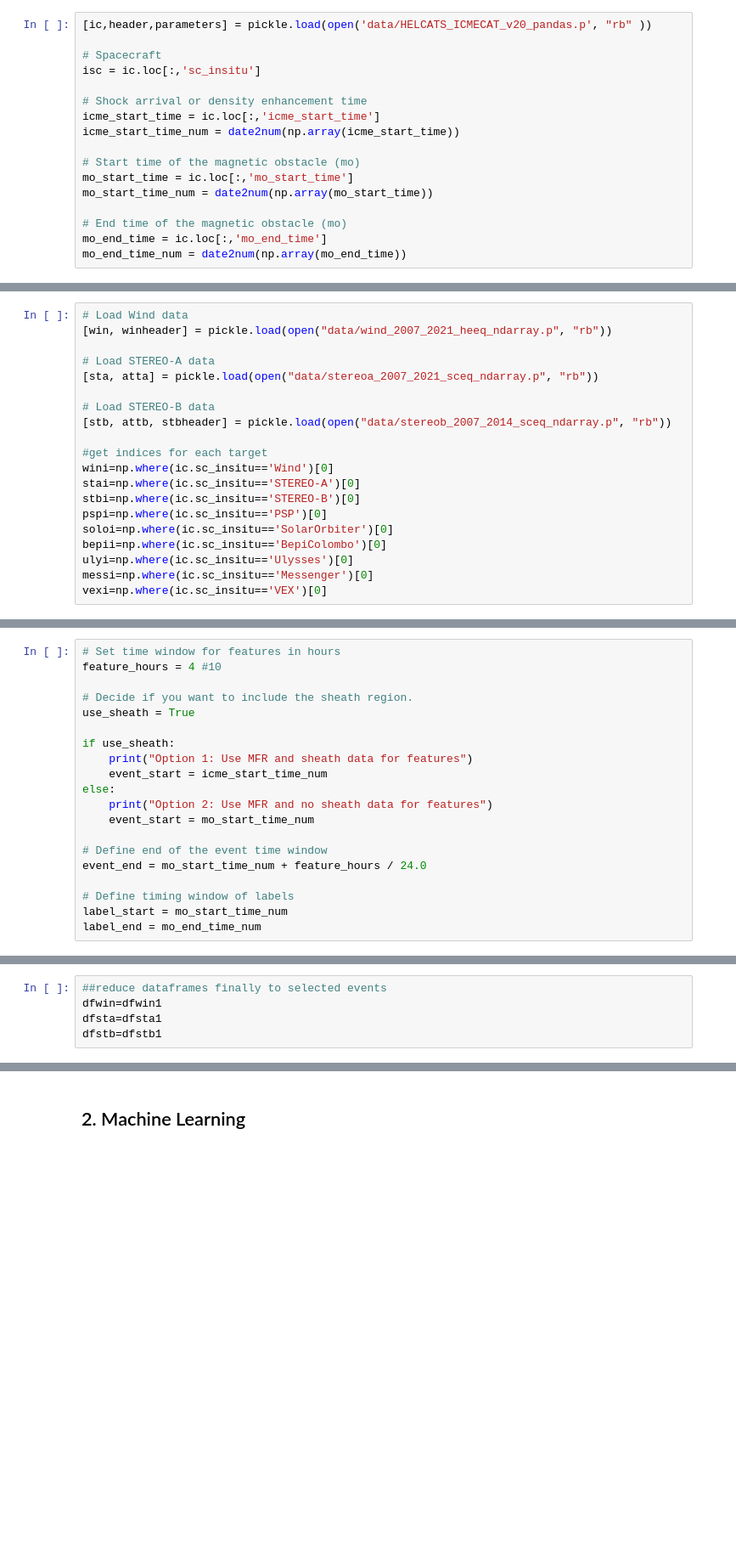
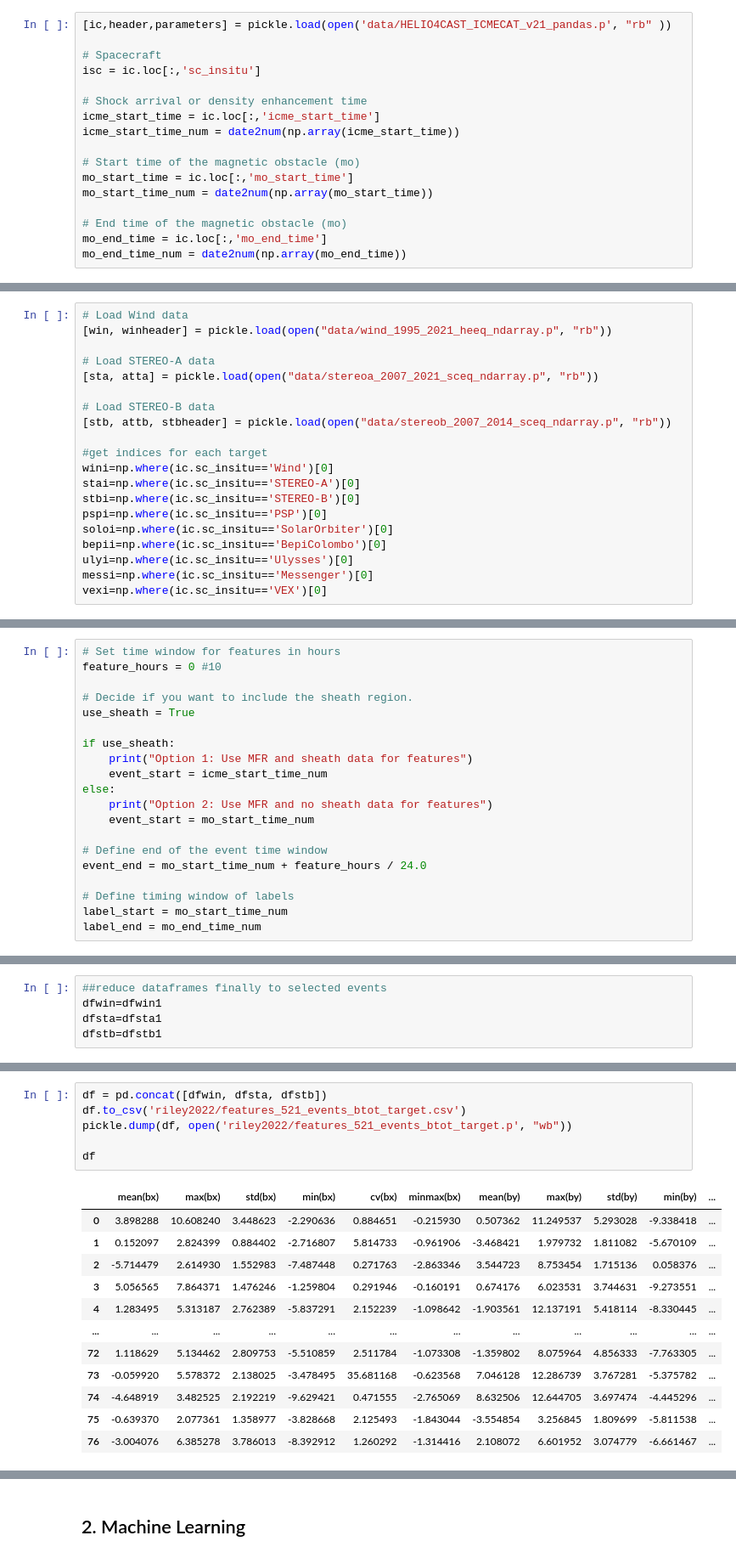
Before and after one commit to cmoestl/mfpred, a Jupyter notebook: mfrpred_mreiss_btot.ipynb, the cells around one changed output, grey strips where cells are left out. Shown: that part at 85% size. Drawn from its saved outputs; the diff is of its cells as text; blank space fills up the shorter version.

Commit message:
csv for riley 2022

```diff
--- a/mfrpred_mreiss_btot.ipynb
+++ b/mfrpred_mreiss_btot.ipynb
@@ -69,7 +69,7 @@ savepath_stb = 'stb_features.p'
 # %% [markdown]
 #### Load HELCATS ICME data catalog
 # %%
-[ic,header,parameters] = pickle.load(open('data/HELCATS_ICMECAT_v20_pandas.p', "rb" ))
+[ic,header,parameters] = pickle.load(open('data/HELIO4CAST_ICMECAT_v21_pandas.p', "rb" ))
 
 # Spacecraft
 isc = ic.loc[:,'sc_insitu']
@@ -89,7 +89,7 @@ mo_end_time_num = date2num(np.array(mo_end_time))
 #### Load spacecraft data
 # %%
 # Load Wind data
-[win, winheader] = pickle.load(open("data/wind_2007_2021_heeq_ndarray.p", "rb"))
+[win, winheader] = pickle.load(open("data/wind_1995_2021_heeq_ndarray.p", "rb"))
 
 # Load STEREO-A data
 [sta, atta] = pickle.load(open("data/stereoa_2007_2021_sceq_ndarray.p", "rb"))
@@ -145,7 +145,7 @@ percentage of all events 65.0
 #### Timing windows for features and labels
 # %%
 # Set time window for features in hours
-feature_hours = 4 #10
+feature_hours = 0 #10
 
 # Decide if you want to include the sheath region.
 use_sheath = True
@@ -453,0 +435,19 @@ std MO Bzmin   : 6.79 nT
+# %%
+df = pd.concat([dfwin, dfsta, dfstb])
+df.to_csv('riley2022/features_521_events_btot_target.csv')
+pickle.dump(df, open('riley2022/features_521_events_btot_target.p', "wb"))
+
+df
+# %% [output]
+|  | mean(bx) | max(bx) | std(bx) | min(bx) | cv(bx) | minmax(bx) | mean(by) | max(by) | std(by) | min(by) | ... |
+| 0 | 3.898288 | 10.608240 | 3.448623 | -2.290636 | 0.884651 | -0.215930 | 0.507362 | 11.249537 | 5.293028 | -9.338418 | ... |
+| 1 | 0.152097 | 2.824399 | 0.884402 | -2.716807 | 5.814733 | -0.961906 | -3.468421 | 1.979732 | 1.811082 | -5.670109 | ... |
+| 2 | -5.714479 | 2.614930 | 1.552983 | -7.487448 | 0.271763 | -2.863346 | 3.544723 | 8.753454 | 1.715136 | 0.058376 | ... |
+| 3 | 5.056565 | 7.864371 | 1.476246 | -1.259804 | 0.291946 | -0.160191 | 0.674176 | 6.023531 | 3.744631 | -9.273551 | ... |
+| 4 | 1.283495 | 5.313187 | 2.762389 | -5.837291 | 2.152239 | -1.098642 | -1.903561 | 12.137191 | 5.418114 | -8.330445 | ... |
+| ... | ... | ... | ... | ... | ... | ... | ... | ... | ... | ... | ... |
+| 72 | 1.118629 | 5.134462 | 2.809753 | -5.510859 | 2.511784 | -1.073308 | -1.359802 | 8.075964 | 4.856333 | -7.763305 | ... |
+| 73 | -0.059920 | 5.578372 | 2.138025 | -3.478495 | 35.681168 | -0.623568 | 7.046128 | 12.286739 | 3.767281 | -5.375782 | ... |
+| 74 | -4.648919 | 3.482525 | 2.192219 | -9.629421 | 0.471555 | -2.765069 | 8.632506 | 12.644705 | 3.697474 | -4.445296 | ... |
+| 75 | -0.639370 | 2.077361 | 1.358977 | -3.828668 | 2.125493 | -1.843044 | -3.554854 | 3.256845 | 1.809699 | -5.811538 | ... |
+| 76 | -3.004076 | 6.385278 | 3.786013 | -8.392912 | 1.260292 | -1.314416 | 2.108072 | 6.601952 | 3.074779 | -6.661467 | ... |
```
Also changed, not shown: parts of 5 cells of this notebook, 1 other file.
